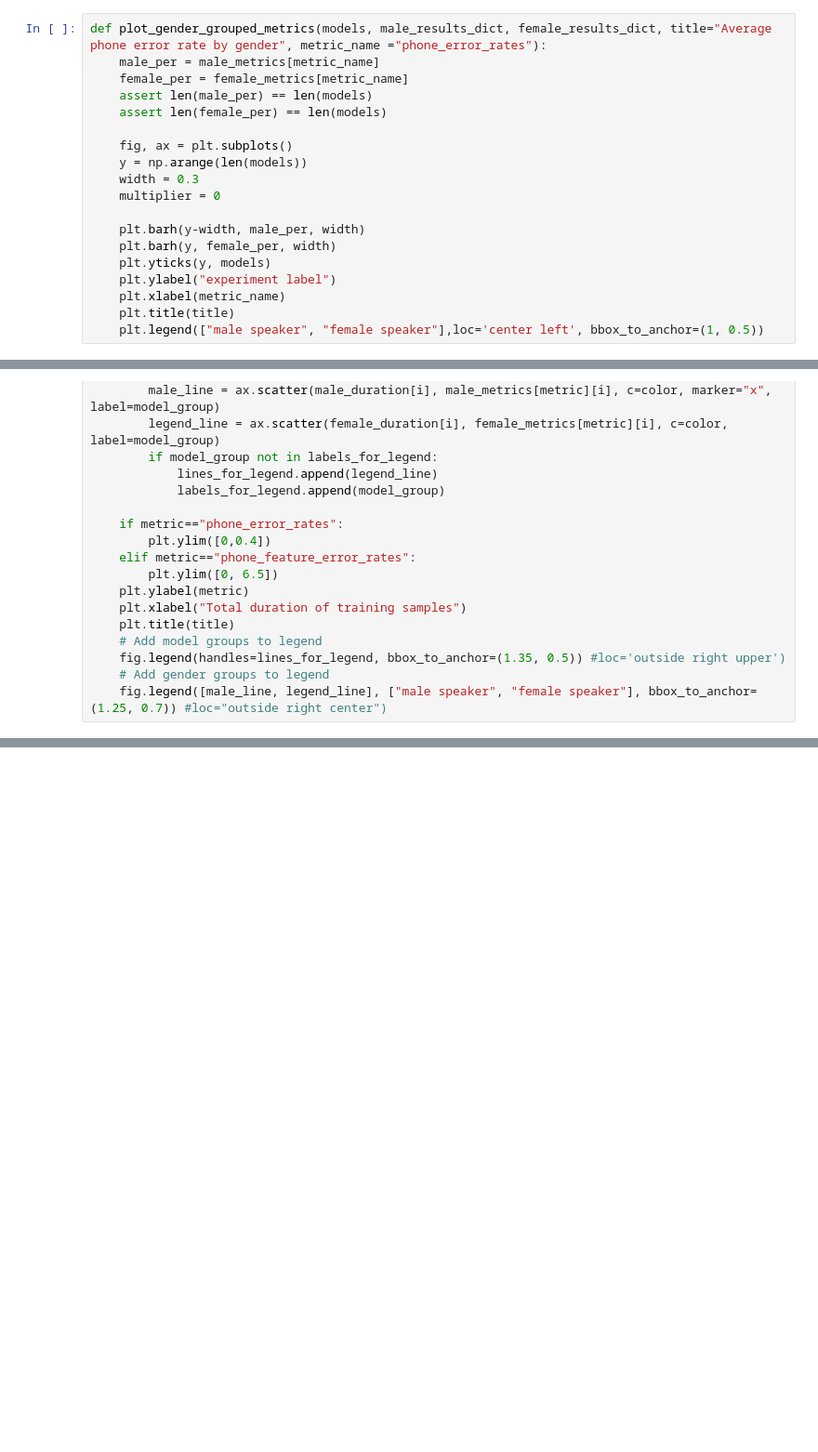
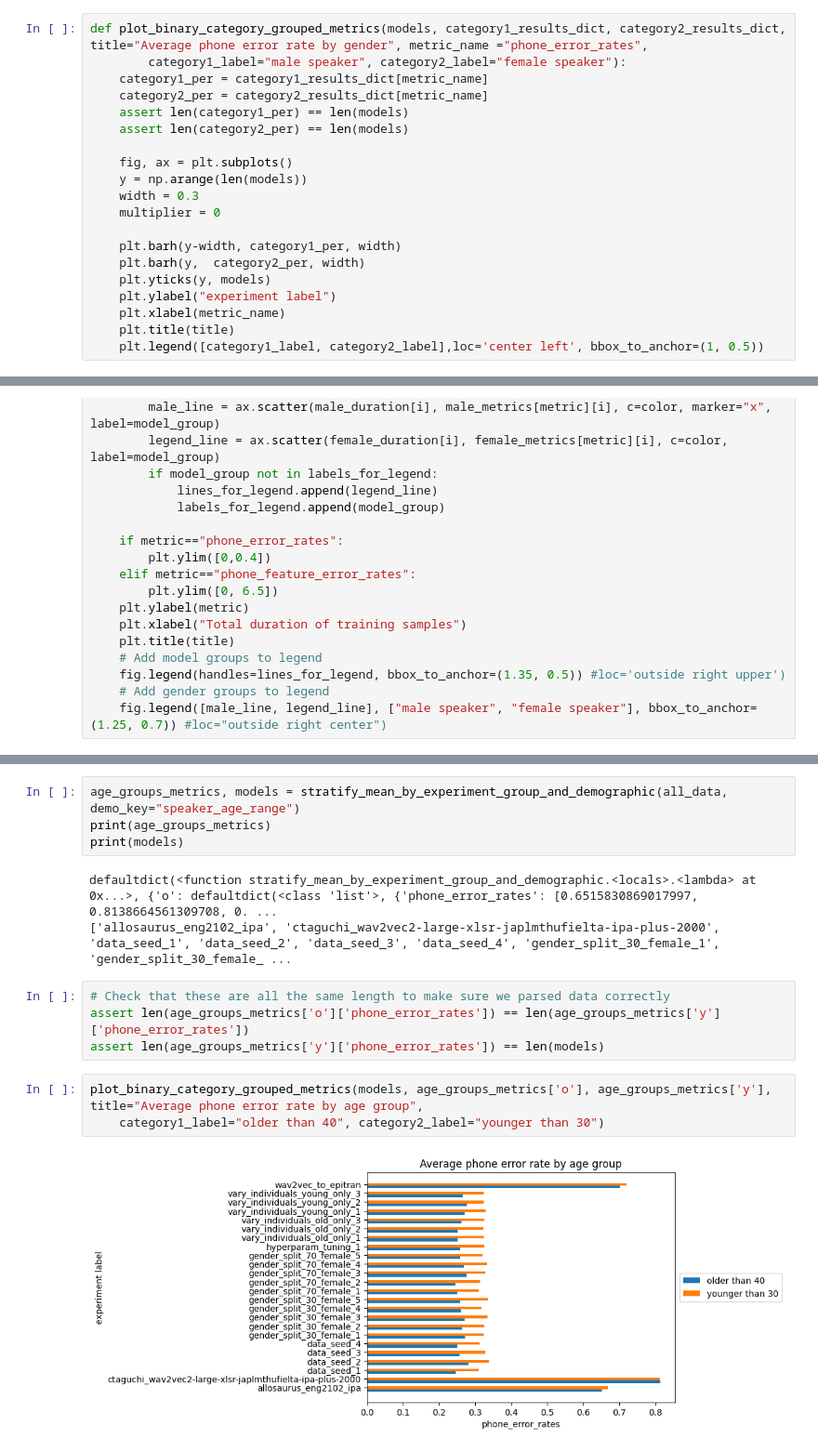
Before and after one commit to ginic/multipa, a Jupyter notebook: notebooks/initial_evaluation_analysis.ipynb, the cells around one changed output, grey strips where cells are left out. Shown at 93% size. Drawn from its saved outputs; the diff is of its cells as text; blank space fills up the shorter version.

```diff
--- a/notebooks/initial_evaluation_analysis.ipynb
+++ b/notebooks/initial_evaluation_analysis.ipynb
@@ -151,19 +151,20 @@ for name, model_group in all_data.groupby(["experiment_label"]):
 # %%
-def plot_gender_grouped_metrics(models, male_results_dict, female_results_dict, title="Average phone error rate by gender", metric_name ="phone_error_rates"):
-    male_per = male_metrics[metric_name]
-    female_per = female_metrics[metric_name]
-    assert len(male_per) == len(models)
-    assert len(female_per) == len(models)
+def plot_binary_category_grouped_metrics(models, category1_results_dict, category2_results_dict, title="Average phone error rate by gender", metric_name ="phone_error_rates",
+        category1_label="male speaker", category2_label="female speaker"):
+    category1_per = category1_results_dict[metric_name]
+    category2_per = category2_results_dict[metric_name]
+    assert len(category1_per) == len(models)
+    assert len(category2_per) == len(models)
 
     fig, ax = plt.subplots()
     y = np.arange(len(models))
     width = 0.3
     multiplier = 0
 
-    plt.barh(y-width, male_per, width)
-    plt.barh(y, female_per, width)
+    plt.barh(y-width, category1_per, width)
+    plt.barh(y,  category2_per, width)
     plt.yticks(y, models)
     plt.ylabel("experiment label")
     plt.xlabel(metric_name)
     plt.title(title)
-    plt.legend(["male speaker", "female speaker"],loc='center left', bbox_to_anchor=(1, 0.5))
+    plt.legend([category1_label, category2_label],loc='center left', bbox_to_anchor=(1, 0.5))
@@ -267,0 +274,16 @@ scatter_plot_model_breakdown(male_metrics_trained_models, female_metrics_trained
+# %%
+age_groups_metrics, models = stratify_mean_by_experiment_group_and_demographic(all_data, demo_key="speaker_age_range")
+print(age_groups_metrics)
+print(models)
+# %% [output]
+defaultdict(<function stratify_mean_by_experiment_group_and_demographic.<locals>.<lambda> at 0x...>, {'o': defaultdict(<class 'list'>, {'phone_error_rates': [0.6515830869017997, 0.8138664561309708, 0. ...
+['allosaurus_eng2102_ipa', 'ctaguchi_wav2vec2-large-xlsr-japlmthufielta-ipa-plus-2000', 'data_seed_1', 'data_seed_2', 'data_seed_3', 'data_seed_4', 'gender_split_30_female_1', 'gender_split_30_female_ ...
+# %%
+# Check that these are all the same length to make sure we parsed data correctly
+assert len(age_groups_metrics['o']['phone_error_rates']) == len(age_groups_metrics['y']['phone_error_rates'])
+assert len(age_groups_metrics['y']['phone_error_rates']) == len(models)
+# %%
+plot_binary_category_grouped_metrics(models, age_groups_metrics['o'], age_groups_metrics['y'], title="Average phone error rate by age group",
+    category1_label="older than 40", category2_label="younger than 30")
+# %% [output]
+[figure, added]
```
Also changed, not shown: parts of 16 cells of this notebook.
